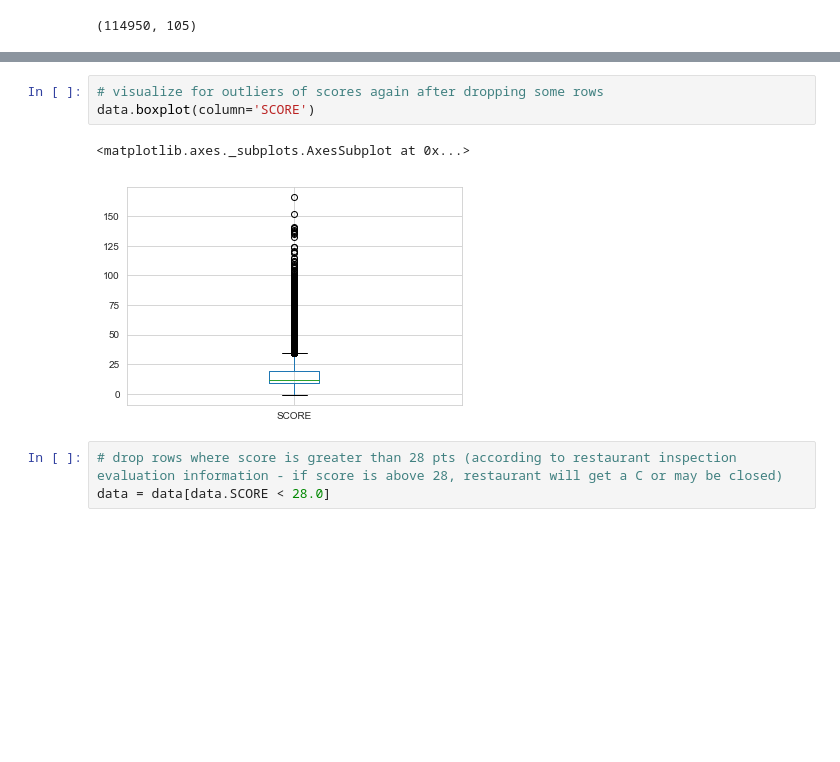
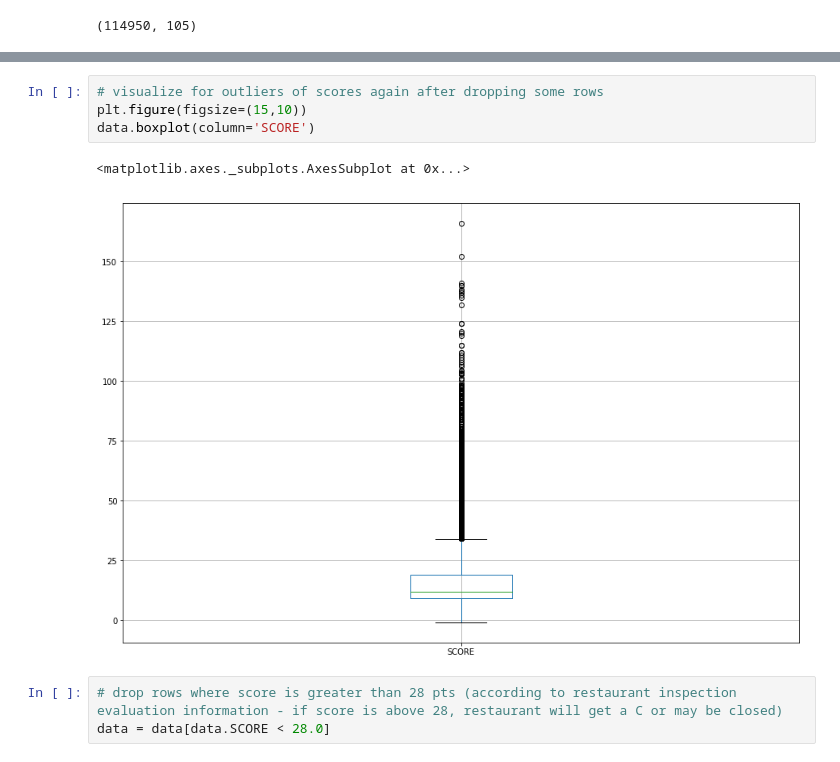
Before and after one commit to deep22kar/random-forest, a Jupyter notebook: EDA_Models1.ipynb, the cells around one changed output, grey strips where cells are left out. Saved outputs shown, nothing was run; the diff lists cells and outputs as text; blank space fills up the shorter version.

```diff
--- a/EDA_Models1.ipynb
+++ b/EDA_Models1.ipynb
@@ -233,9 +238,10 @@ data.boxplot(column='INSPECTION YEAR')
 # %%
 # visualize for outliers of scores again after dropping some rows
+plt.figure(figsize=(15,10))
 data.boxplot(column='SCORE')
 # %% [output]
 <matplotlib.axes._subplots.AxesSubplot at 0x...>
-[figure, old version]
+[figure, new version]
 # %%
 # drop rows where score is greater than 28 pts (according to restaurant inspection evaluation information - if score is above 28, restaurant will get a C or may be closed)
 data = data[data.SCORE < 28.0]
```
Also changed, not shown: parts of 72 cells of this notebook, 13 other files.
